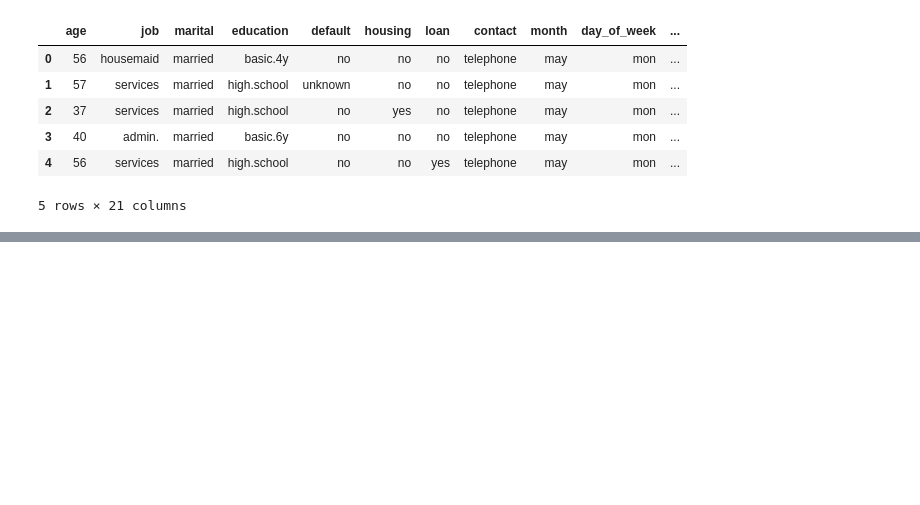
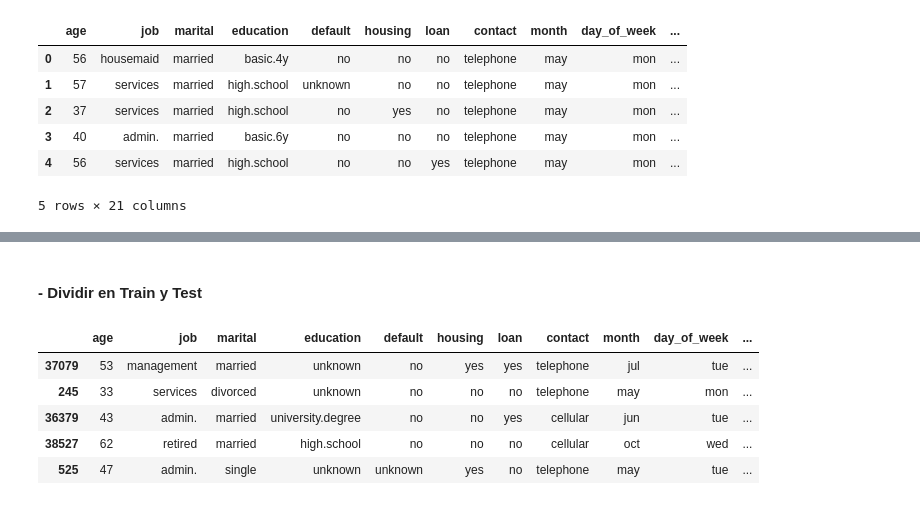
Before and after one commit to Pilizmt/logistic-regression-project-tutorial-pilarzarco, a Jupyter notebook: Bank.ipynb, the cells around one changed output, grey strips where cells are left out. Saved outputs shown, nothing was run; the diff lists cells and outputs as text; code cells hidden in the pictures; blank space fills up the shorter version.

```diff
--- a/Bank.ipynb
+++ b/Bank.ipynb
@@ -107,0 +210,18 @@ plt.show()
+# %% [markdown]
+#### - Dividir en Train y Test
+# %%
+from sklearn.model_selection import train_test_split
+
+X = bank_df.drop("y", axis = 1)
+y = bank_df["y"]
+
+X_train, X_test, y_train, y_test = train_test_split(X, y, test_size = 0.2, random_state = 71)
+
+X_train.head()
+# %% [output]
+|  | age | job | marital | education | default | housing | loan | contact | month | day_of_week | ... |
+| 37079 | 53 | management | married | unknown | no | yes | yes | telephone | jul | tue | ... |
+| 245 | 33 | services | divorced | unknown | no | no | no | telephone | may | mon | ... |
+| 36379 | 43 | admin. | married | university.degree | no | no | yes | cellular | jun | tue | ... |
+| 38527 | 62 | retired | married | high.school | no | no | no | cellular | oct | wed | ... |
+| 525 | 47 | admin. | single | unknown | unknown | yes | no | telephone | may | tue | ... |
```
Also changed, not shown: parts of 29 cells of this notebook.
